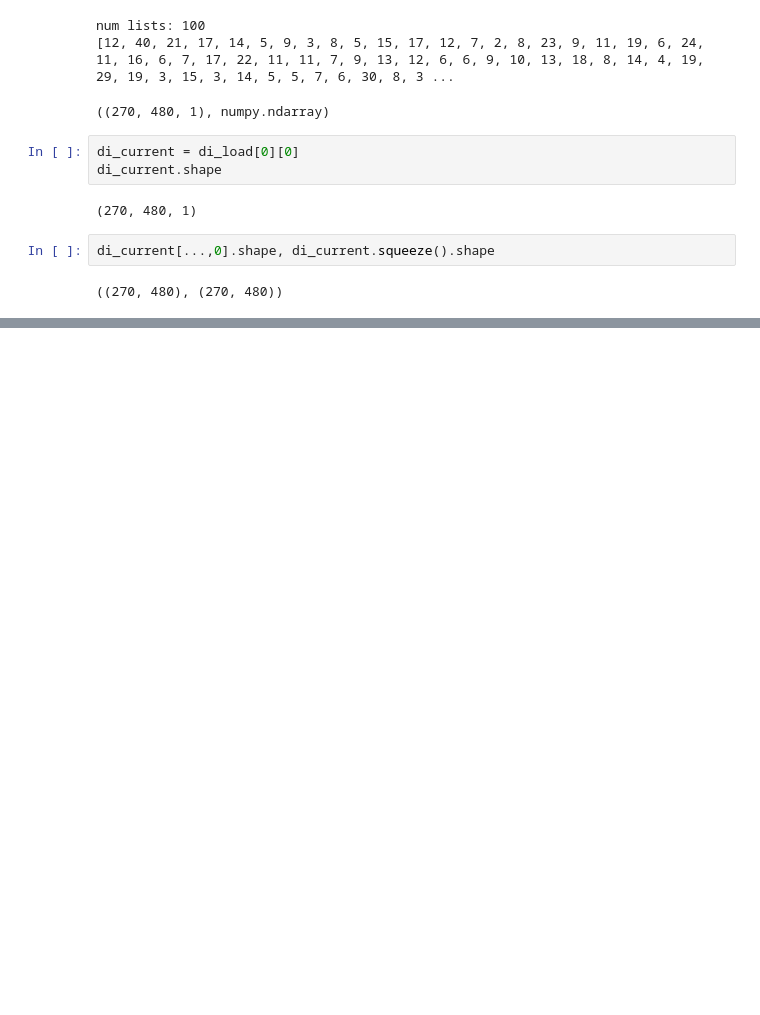
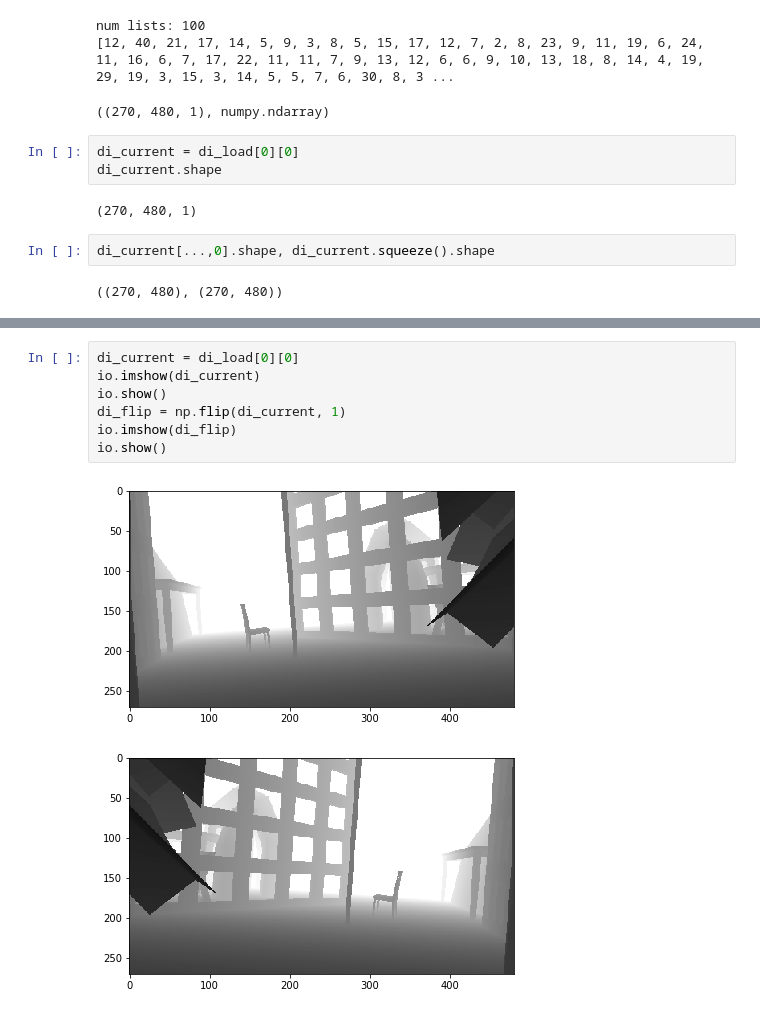
Before and after one commit to patricknitschke/Pytorch, a Jupyter notebook: data_processing/test_di_load.py.ipynb, the cells around one changed output, grey strips where cells are left out. Cells and saved outputs as stored; diff of their text form; blank space fills up the shorter version.

```diff
--- a/data_processing/test_di_load.py.ipynb
+++ b/data_processing/test_di_load.py.ipynb
@@ -108,0 +113,10 @@ for di_current in di_load[episode]:
+# %%
+di_current = di_load[0][0]
+io.imshow(di_current)
+io.show()
+di_flip = np.flip(di_current, 1)
+io.imshow(di_flip)
+io.show()
+# %% [output]
+[figure, added]
+[figure, added]
```
Also changed, not shown: parts of 5 cells of this notebook, 3 other files.
